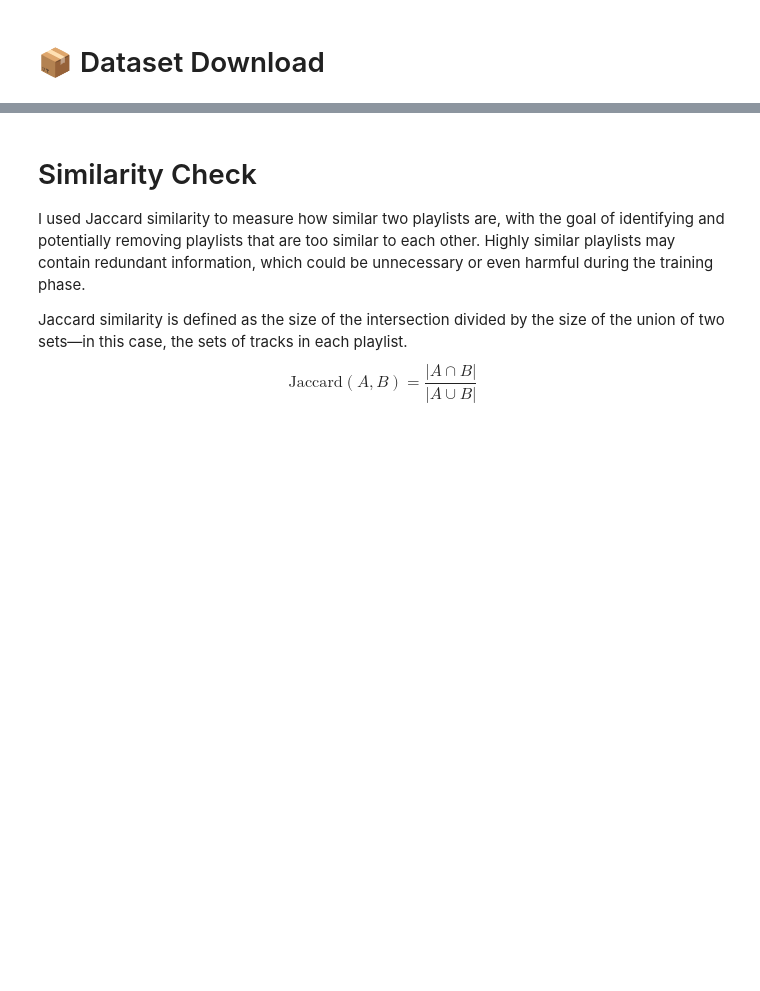
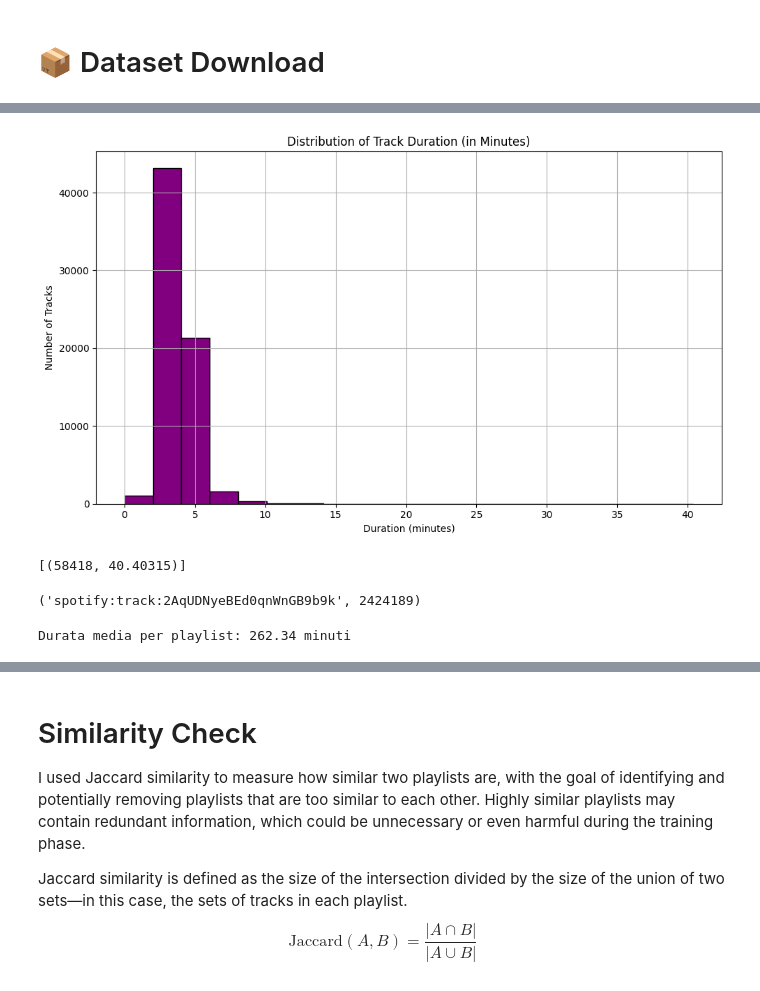
Before and after one commit to Catairu/AIML_project, a Jupyter notebook: Progetto.ipynb, the cells around one changed output, grey strips where cells are left out. Saved outputs shown, nothing was run; the diff lists cells and outputs as text; code cells hidden in the pictures; blank space fills up the shorter version.

```diff
--- a/Progetto.ipynb
+++ b/Progetto.ipynb
@@ -94,0 +128,34 @@ pd.concat([top_tracks, top_artists], axis=1)
+# %%
+track_duration = [(track["track_uri"], track["duration_ms"]) for p in single_file["playlists"] for track in p["tracks"]]
+track_duration_minutes = [d[1] / 60000 for d in track_duration]
+
+plt.figure(figsize=(10, 6))
+plt.hist(track_duration_minutes, bins=20, color='purple', edgecolor='black')
+plt.title('Distribution of Track Duration (in Minutes)')
+plt.xlabel('Duration (minutes)')
+plt.ylabel('Number of Tracks')
+plt.grid(True)
+plt.tight_layout()
+plt.show()
+# %% [output]
+[figure, added]
+# %%
+print([(i,j) for i, j in enumerate(track_duration_minutes) if j > 40])
+# %% [output]
+[(58418, 40.40315)]
+# %%
+track_duration[58418]
+# %% [output]
+('spotify:track:2AqUDNyeBEd0qnWnGB9b9k', 2424189)
+# %%
+playlist_durations_ms = [
+    sum(track["duration_ms"] for track in p["tracks"])
+    for p in single_file["playlists"]
+]
+
+playlist_durations_minutes = [d / 60000 for d in playlist_durations_ms]
+
+average_duration_per_playlist = sum(playlist_durations_minutes) / len(playlist_durations_minutes)
+print(f"Durata media per playlist: {average_duration_per_playlist:.2f} minuti")
+# %% [output]
+Durata media per playlist: 262.34 minuti
```
Also changed, not shown: parts of 70 cells of this notebook.
